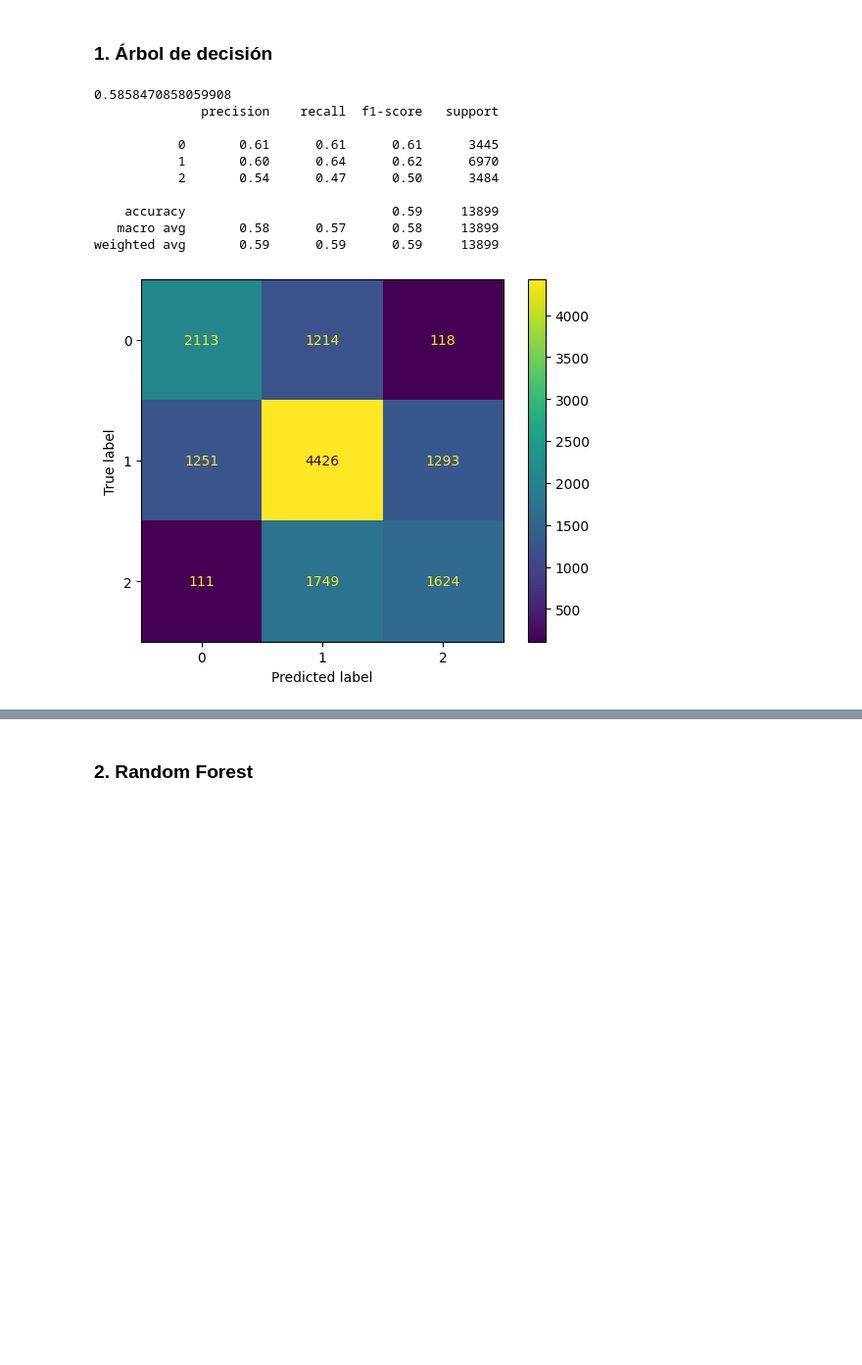
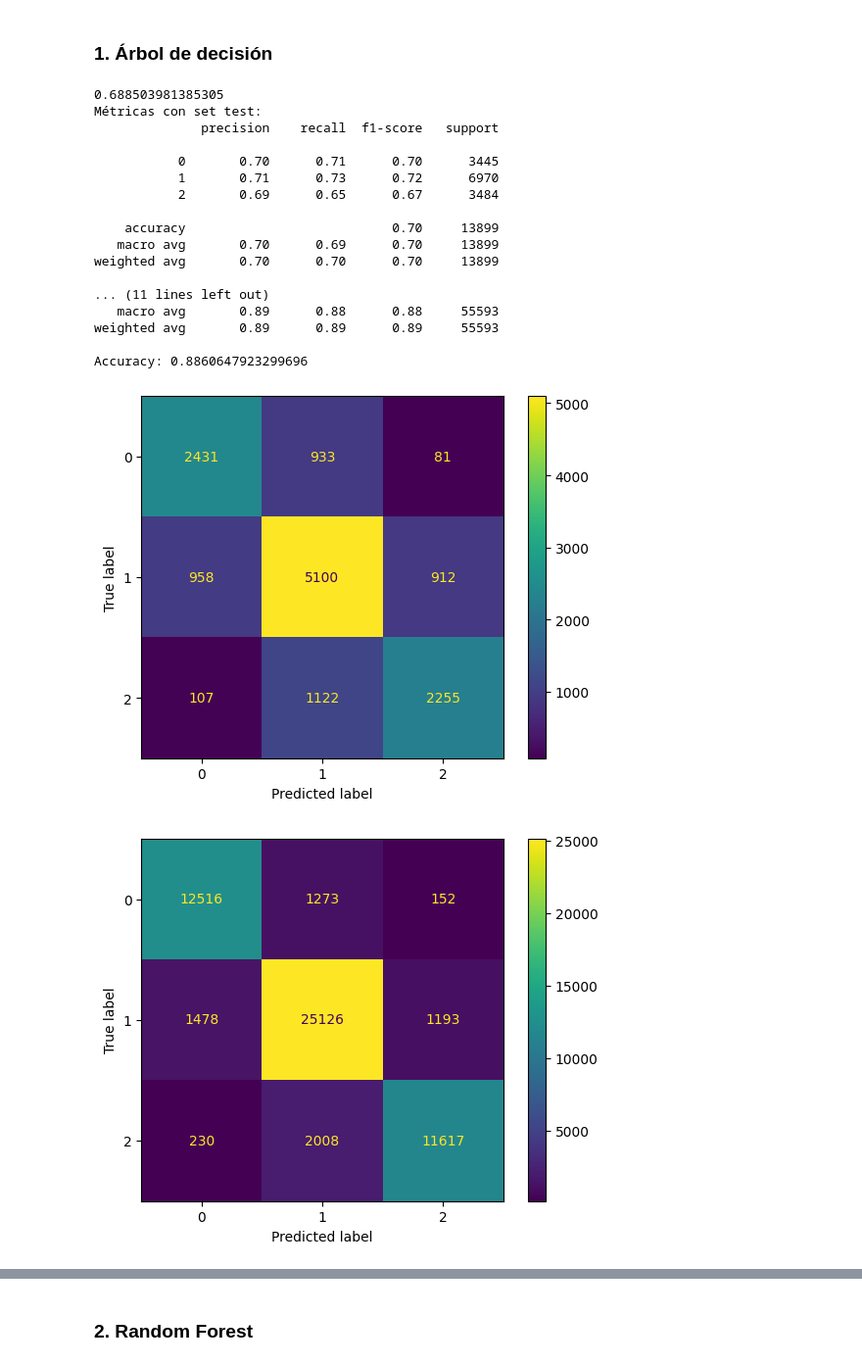
Before and after one commit to Taielmolina01/7506R-1C2024-GRUPO01, a Jupyter notebook: TP1/7606R_TP1_GRUPO01_ENTREGA_N2.ipynb, the cells around one changed output, grey strips where cells are left out. Shown at 98% size. Saved outputs shown, nothing was run; the diff lists cells and outputs as text; code cells hidden in the pictures; blank space fills up the shorter version.

Commit message:
agregado las metriks con train

```diff
--- a/TP1/7606R_TP1_GRUPO01_ENTREGA_N2.ipynb
+++ b/TP1/7606R_TP1_GRUPO01_ENTREGA_N2.ipynb
@@ -427,6 +425,24 @@ y_test = df_test["tipo_precio"]
 
 x_train.drop(columns=["total_m2_price","covered_m2_price","property_price"], inplace=True)
 x_test.drop(columns=["total_m2_price","covered_m2_price","property_price"], inplace=True)
+# %%
+def printear_resultados(randomcv, x, y, b):
+    _test, _train = "Métricas con set test: ", "Metricas con set train: "
+
+    y_predict = randomcv.predict(x)
+
+    print(randomcv.best_score_)
+    if b:
+        s = _test
+    else:
+        s = _train
+    print(s)
+    print(classification_report(y, y_predict))
+    print(f"Accuracy: {accuracy_score(y, y_predict)}")
+
+    cm = confusion_matrix(y, y_predict)
+
+    ConfusionMatrixDisplay(confusion_matrix=cm).plot()
 # %%
 def func_classif(param_distributions, cv, scorer_fn, estimator, n_iter):
   randomcv = RandomizedSearchCV(estimator=estimator,
@@ -438,15 +454,11 @@ def func_classif(param_distributions, cv, scorer_fn, estimator, n_iter):
 
   randomcv.fit(x_train, y_train)
 
-  y_predict = randomcv.predict(x_test)
+  printear_resultados(randomcv, x_test, y_test, True)
 
-  print(randomcv.best_score_)
-  print(classification_report(y_test, y_predict))
-  # print(randomcv.best_params_)
+  print("-------------------------------------------------------------")
 
-  cm = confusion_matrix(y_test, y_predict)
-
-  ConfusionMatrixDisplay(confusion_matrix=cm).plot()
+  printear_resultados(randomcv, x_train, y_train, False)
 
   return randomcv
 # %% [markdown]
@@ -454,28 +466,35 @@ def func_classif(param_distributions, cv, scorer_fn, estimator, n_iter):
 # %%
 n_iter = 30
 
-param_distributions = {'criterion':['gini','entropy'],
-               'min_samples_leaf':list(range(1,10)),
-               'min_samples_split': list(range(2,20)),
+param_distributions = {'criterion':['gini','entropy','log_loss'],
+               'min_samples_split': list(range(10,15)),
                'ccp_alpha':np.linspace(0,0.1,n_iter),
-               'max_depth':list(range(1,6))}
+               'max_depth':list(range(15,30))}
 
 cv = StratifiedKFold(n_splits=5)
 
-scoring = "accuracy"
+scoring = make_scorer(accuracy_score)
 
 estimator = DecisionTreeClassifier()
 
 randomcv = func_classif(param_distributions, cv, scoring, estimator, n_iter)
 # %% [output]
-0.5858470858059908
+0.688503981385305
+Métricas con set test:
               precision    recall  f1-score   support
 
-           0       0.61      0.61      0.61      3445
-           1       0.60      0.64      0.62      6970
-           2       0.54      0.47      0.50      3484
+           0       0.70      0.71      0.70      3445
+           1       0.71      0.73      0.72      6970
+           2       0.69      0.65      0.67      3484
 
-    accuracy                           0.59     13899
-   macro avg       0.58      0.57      0.58     13899
-weighted avg       0.59      0.59      0.59     13899
+    accuracy                           0.70     13899
+   macro avg       0.70      0.69      0.70     13899
+weighted avg       0.70      0.70      0.70     13899
+
+... (11 lines left out)
+   macro avg       0.89      0.88      0.88     55593
+weighted avg       0.89      0.89      0.89     55593
+
+Accuracy: 0.8860647923299696
-[figure, old version]
+[figure, new version]
+[figure, added]
```
Also changed, not shown: parts of 13 cells of this notebook.
